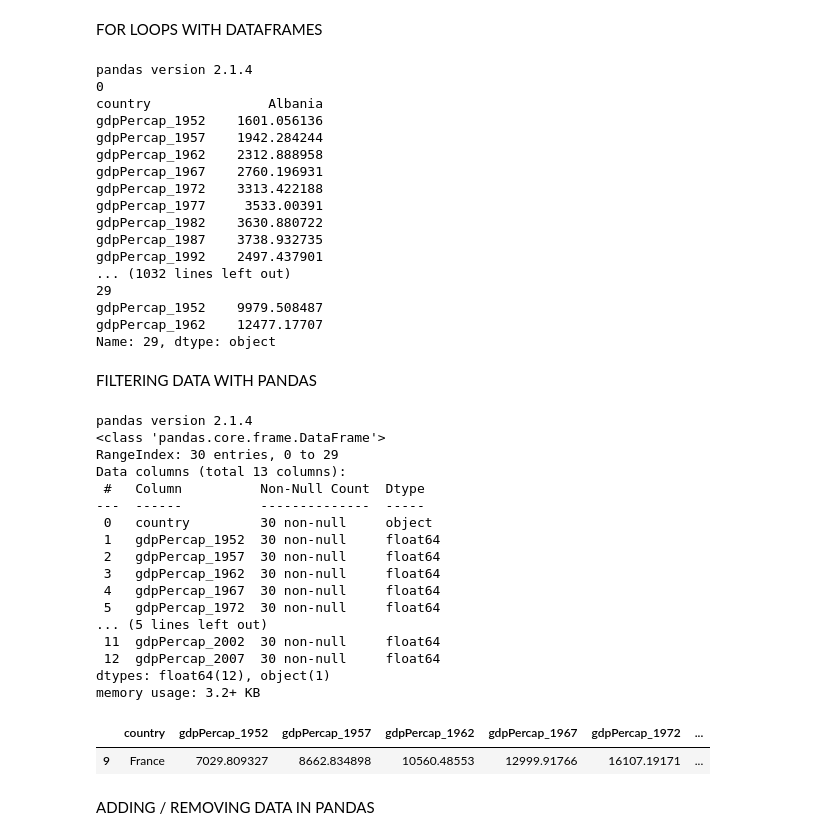
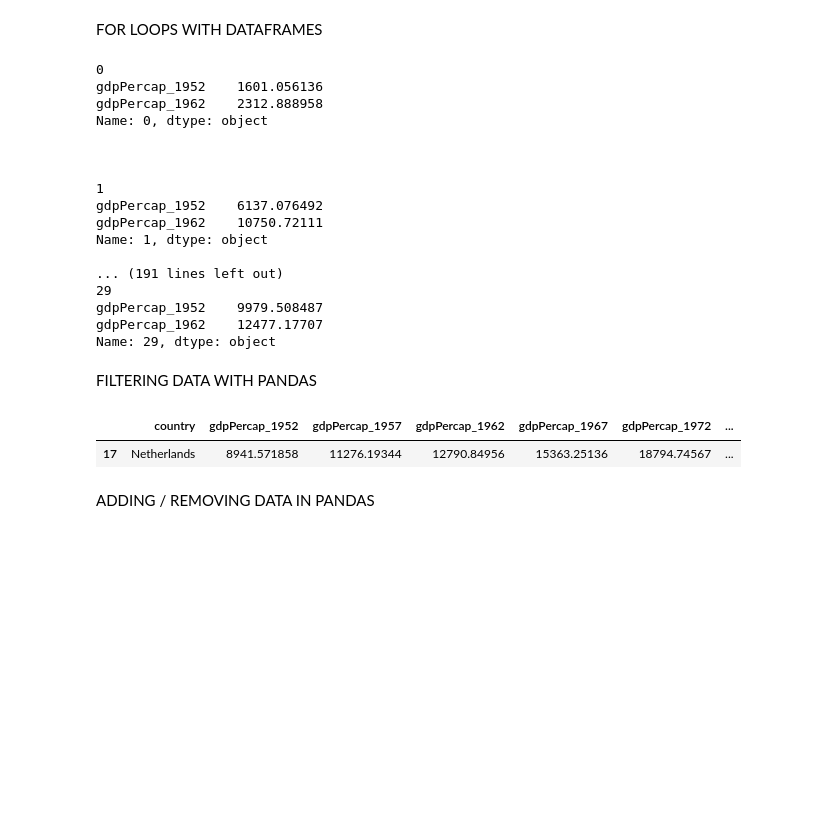
Before and after one commit to laitanawe/pandasds, a Jupyter notebook: workshops/pdseries02.ipynb, the cells around one changed output. Saved outputs shown, nothing was run; the diff lists cells and outputs as text; code cells hidden in the pictures; blank space fills up the shorter version.

```diff
--- a/workshops/pdseries02.ipynb
+++ b/workshops/pdseries02.ipynb
@@ -326,6 +302,10 @@ data = pd.read_csv('https://raw.githubusercontent.com/laitanawe/pandasds/main/wo
 
 # Colab
 store = pd.read_csv('https://raw.githubusercontent.com/laitanawe/pandasds/main/workshops/data/cal_housing_small.csv')
+
+
+display(data)
+print(data)
 
 # FOR LOOPS WITH DATAFRAMES
 # Print the value of the column for each country
@@ -344,7 +324,7 @@ for index, row in data.iterrows():
 # Print one specific column per row
 for index, row in data.iterrows():
   print(index)
-  print("gdpPercap_1962: ", row['gdpPercap_1962'])
+  print("gdpPercap_year_1962: ", row['gdpPercap_1962'])
   print("\n\n")
 
 # Print a couple of columns per row
@@ -352,20 +332,22 @@ for index, row in data.iterrows():
   print(index)
   print(row[['gdpPercap_1952', 'gdpPercap_1962']])
   print("\n\n")
+
+# Print out the gdpPercap for 1977 and 182 in each iteration
 # %% [output]
-pandas version 2.1.4
 0
-country               Albania
 gdpPercap_1952    1601.056136
-gdpPercap_1957    1942.284244
 gdpPercap_1962    2312.888958
-gdpPercap_1967    2760.196931
-gdpPercap_1972    3313.422188
-gdpPercap_1977     3533.00391
-gdpPercap_1982    3630.880722
-gdpPercap_1987    3738.932735
-gdpPercap_1992    2497.437901
-... (1032 lines left out)
+Name: 0, dtype: object
+
+
+
+1
+gdpPercap_1952    6137.076492
+gdpPercap_1962    10750.72111
+Name: 1, dtype: object
+
+... (191 lines left out)
 29
 gdpPercap_1952    9979.508487
 gdpPercap_1962    12477.17707
@@ -390,56 +372,47 @@ data.info()
 # Print all columns
 data.loc[data['gdpPercap_1962'] < 2600]
 
-# Print specific columns
+# Print specific columns e.g. gdpPercap in 1962, 1972, 1997
 data.loc[data['gdpPercap_1962'] < 2600, ['gdpPercap_1962', 'gdpPercap_1982', 'gdpPercap_1997']]
+# What is the syntax for the argument in square brackets for Dataframe.loc?
+#data.loc[row,column]
 
 #
 #data.loc[data['gdpPercap_1962'] < 2600]['gdpPercap_1962', 'gdpPercap_1982', 'gdpPercap_1997']]
 
 # You can use multiple conditions using the & or | logical operator
-# Using the & operator
+# Using the & operator. This is the intersection of the subsets.
 data.loc[(data['gdpPercap_1962'] < 2600) & (data['gdpPercap_1997'] > 100)]
 
-# Using the or operator
+# Using the or operator. This is the unio of the two subsets. This is a larger list.
 data.loc[(data['gdpPercap_1962'] < 2600) | (data['gdpPercap_1997'] > 100)]
+
+# How do we filter rows where gdpPercap for 1962 is less than 2600 and gdpPercap for 1997 is less than 28,000?
+data.loc[(data['gdpPercap_1962'] < 2600) & (data['gdpPercap_1997'] < 28000)]
+
 
 # Filter the countries and find the ones with the word, 'land'
 data[data["country"].str.contains("land")] # Returns every country with the word 'land'
 
 data[data["country"].str.contains("Land")] # Is there a match when you run this?
 
 # Case-insensitive match
 data[data["country"].str.contains("Land", case=False)] # Is there a match when you run this?
 
 data[data["country"].str.contains("France", case=False)] # Is there a match when you run this?
 
 # You can search through a list of countries using .isin
-data[data["country"].isin(["Poland", "Germany", "Austria"])] # Which of the countries is in Poland,
+data[data["country"].isin(["Poland", "Germany", "Austria"])] # Which of the countries is in Poland, Germany or Austria?
 # Germany, Austria? Is there a match?
 data[data["country"].isin(["Poland", "Germany"])] #
 
 # You can also filter data using the .query method
 data.query('country == "France"') #
+
+data.query('country == "Netherlands"') #
 # %% [output]
-pandas version 2.1.4
-<class 'pandas.core.frame.DataFrame'>
-RangeIndex: 30 entries, 0 to 29
-Data columns (total 13 columns):
- #   Column          Non-Null Count  Dtype
----  ------          --------------  -----
- 0   country         30 non-null     object
- 1   gdpPercap_1952  30 non-null     float64
- 2   gdpPercap_1957  30 non-null     float64
- 3   gdpPercap_1962  30 non-null     float64
- 4   gdpPercap_1967  30 non-null     float64
- 5   gdpPercap_1972  30 non-null     float64
-... (5 lines left out)
- 11  gdpPercap_2002  30 non-null     float64
- 12  gdpPercap_2007  30 non-null     float64
-dtypes: float64(12), object(1)
-memory usage: 3.2+ KB
 |  | country | gdpPercap_1952 | gdpPercap_1957 | gdpPercap_1962 | gdpPercap_1967 | gdpPercap_1972 | ... |
-| 9 | France | 7029.809327 | 8662.834898 | 10560.48553 | 12999.91766 | 16107.19171 | ... |
+| 17 | Netherlands | 8941.571858 | 11276.19344 | 12790.84956 | 15363.25136 | 18794.74567 | ... |
 # %% [markdown]
 ADDING / REMOVING DATA IN PANDAS
 # %%
```
Also changed, not shown: parts of 3 cells of this notebook.
